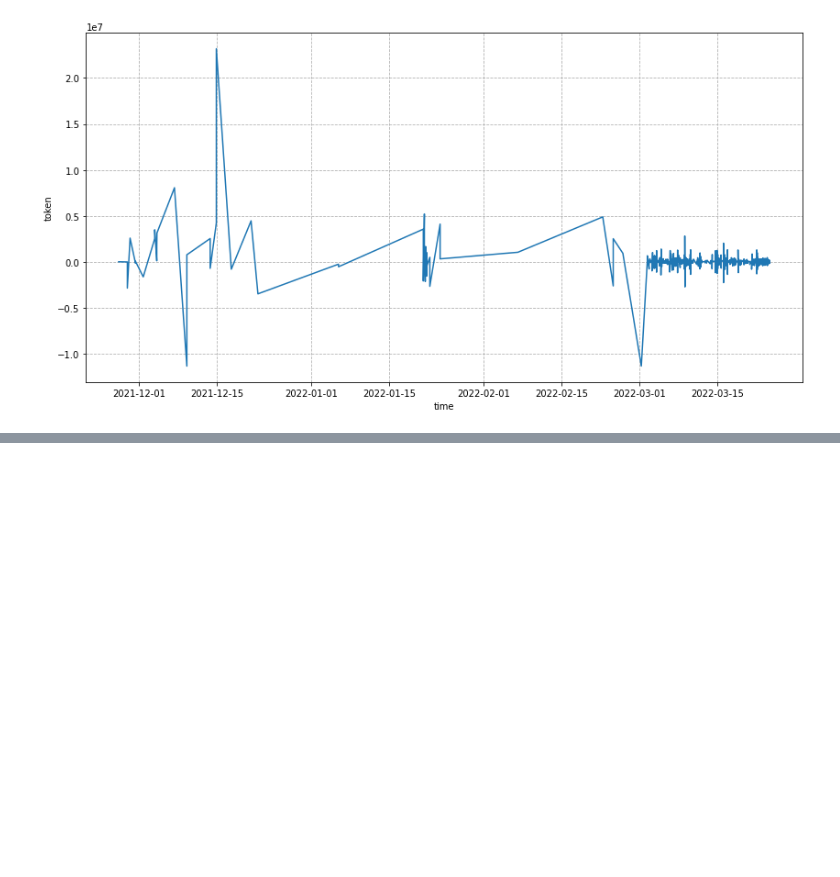
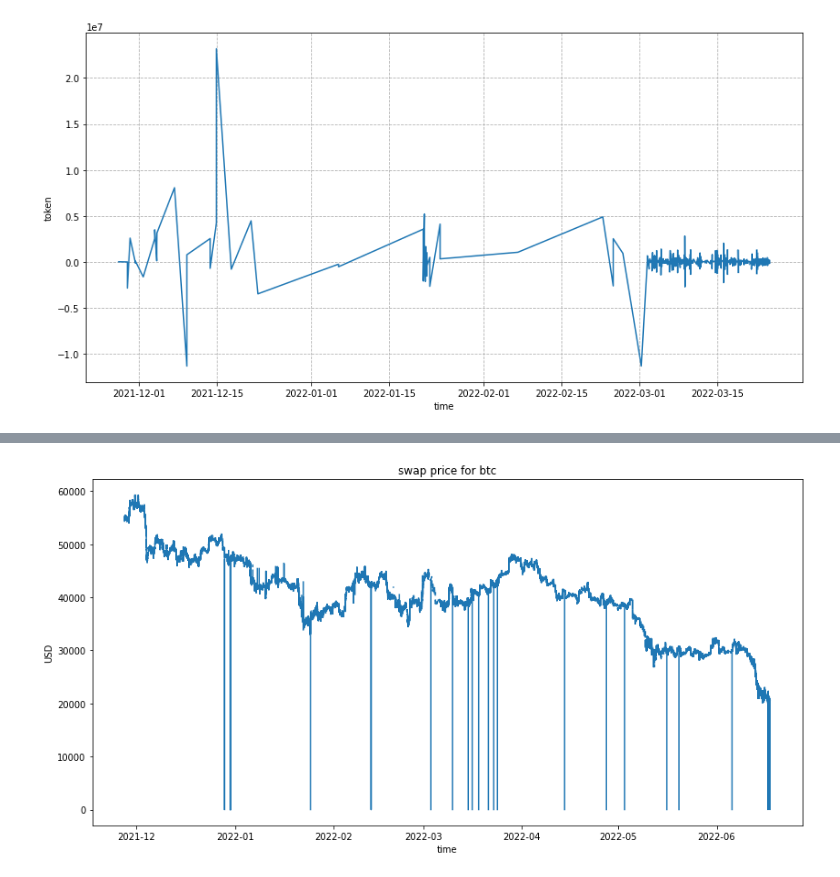
Before and after one commit to IX-Swap/data-science, a Jupyter notebook: perpetual_v2/master_trader_analysis.ipynb, the cells around one changed output, grey strips where cells are left out. Cells and saved outputs as stored; diff of their text form; code cells hidden in the pictures; blank space fills up the shorter version.

```diff
--- a/perpetual_v2/master_trader_analysis.ipynb
+++ b/perpetual_v2/master_trader_analysis.ipynb
@@ -465,0 +479,10 @@ Series([], Name: swapped_price, dtype: float64)
+# %%
+fig, ax = plt.subplots(figsize=(14, 7))
+ax.plot(master_trader_df[master_trader_df["pool_name"] == "vBTC"]["time"],
+        master_trader_df[master_trader_df["pool_name"] == "vBTC"]["swapped_price"])
+ax.set_xlabel("time")
+ax.set_ylabel("USD")
+ax.set_title("swap price for btc")
+plt.show()
+# %% [output]
+[figure, added]
```
Also changed, not shown: parts of 15 cells of this notebook, 4 other files.
